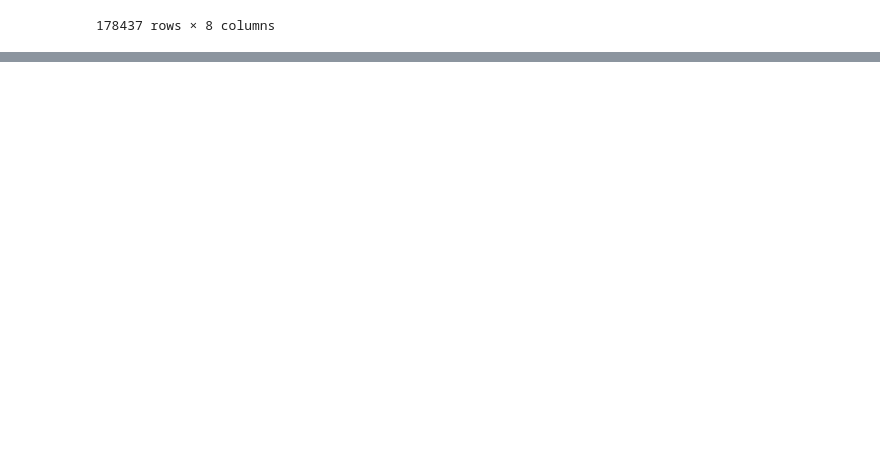
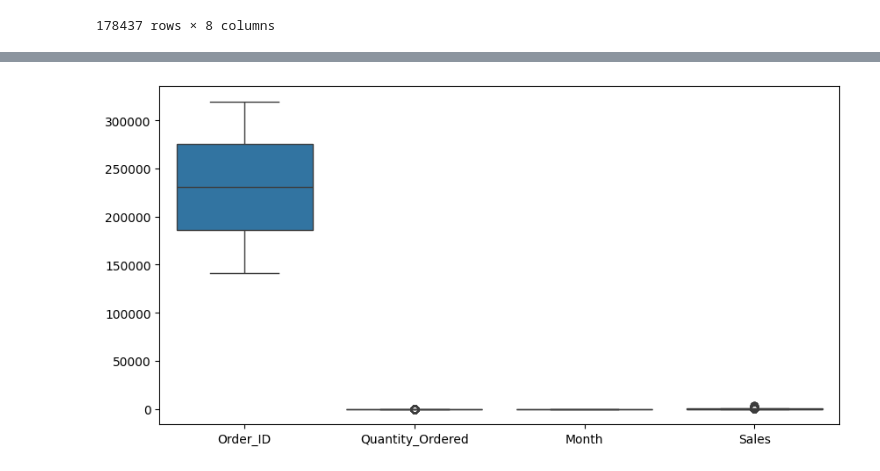
Before and after one commit to SamuelAsong/Comprehensive-Power-BI-Dashboard-for-Sales-Insights, a Jupyter notebook: notebook/sales.ipynb, the cells around one changed output, grey strips where cells are left out. Drawn from its saved outputs; the diff is of its cells as text; code cells hidden in the pictures; blank space fills up the shorter version.

```diff
--- a/notebook/sales.ipynb
+++ b/notebook/sales.ipynb
@@ -965,3 +978,15 @@ df_unique
 | 186848 | 319669 | Wired Headphones | 1 | 11.99 | 2019-12-19 10:39:00 | 778 River St, Dallas, TX 75001 | 12 | 11.99 |
 | 186849 | 319670 | Bose SoundSport Headphones | 1 | 99.99 | 2019-12-19 21:45:00 | 747 Chestnut St, Los Angeles, CA ... | 12 | 99.99 |
 178437 rows × 8 columns
+# %%
+# Split the Purchase_Address column and extract the City
+
+# Define a function to extract city from the address
+def get_city(address):
+    return address.split(",")[1].strip()
+
+# Apply the function to create a new 'City' column
+df_unique['City'] = df_unique['Purchase_Address'].apply(get_city)
+
+# Display the updated DataFrame with the new 'City' column
+print(df_unique.head())
@@ -967,0 +1039,6 @@ df_unique
+# %%
+plt.figure(figsize=(10,5))
+sns.boxplot(df_unique.drop(['Price_Each'],axis=1))
+plt.show()
+# %% [output]
+[figure, added]
```
Also changed, not shown: parts of 12 cells of this notebook.
